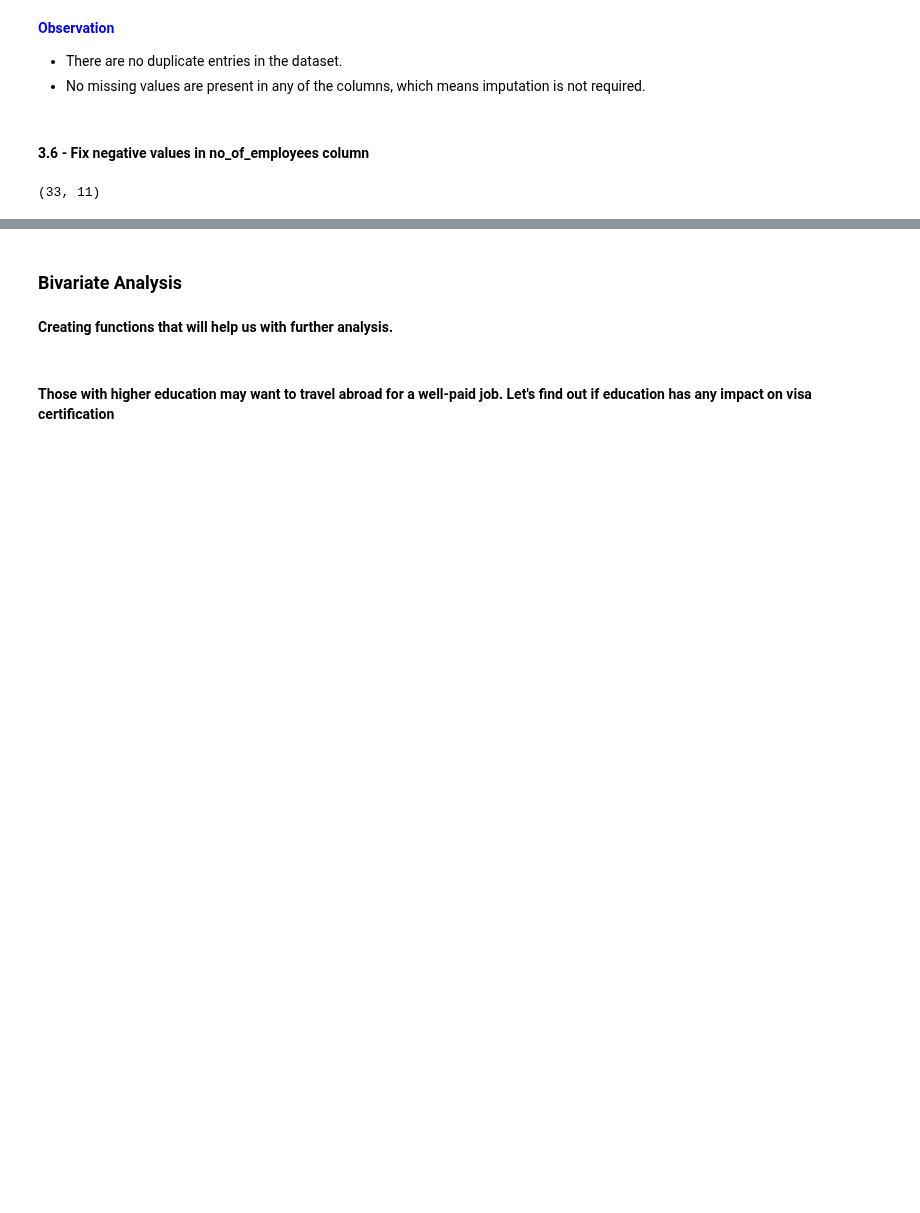
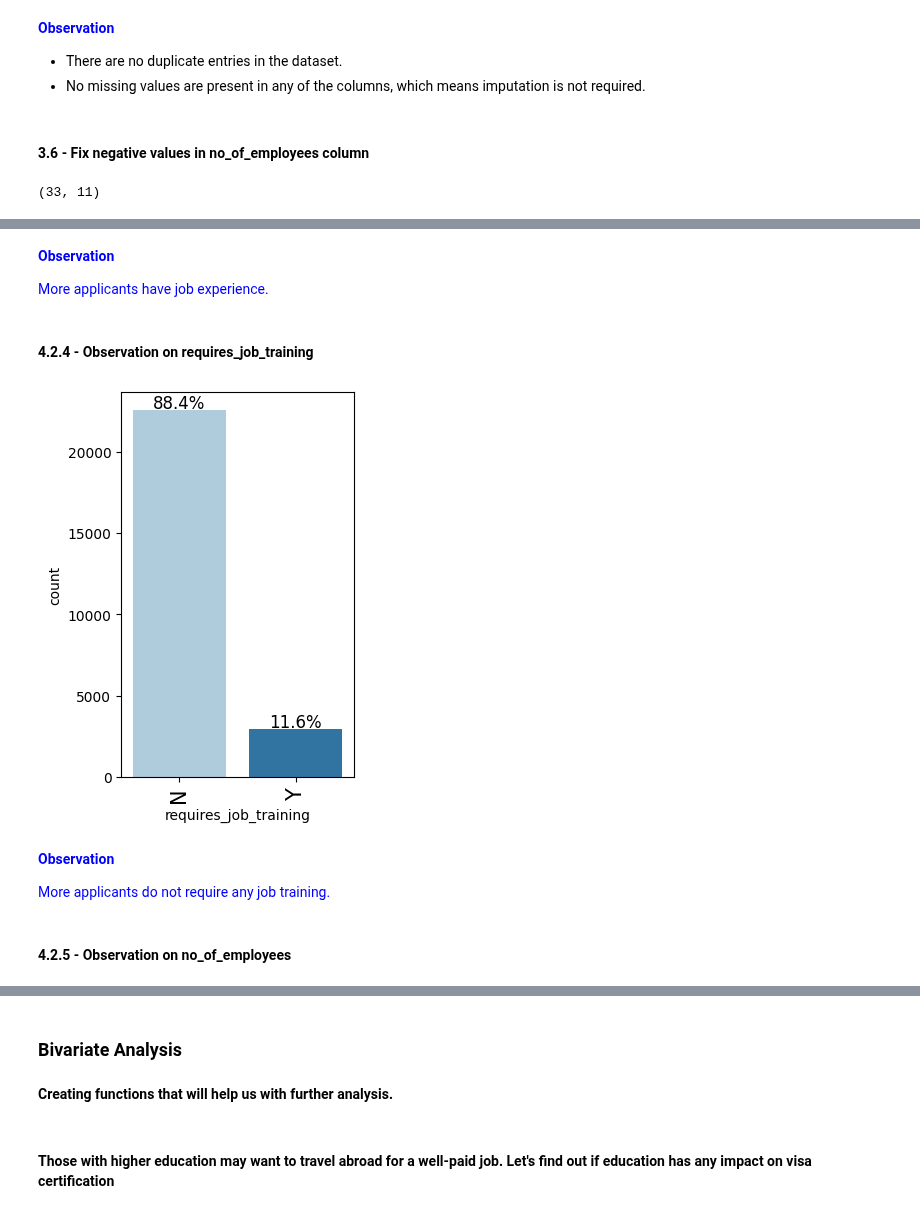
Before and after one commit to RashmiJK/PGP-AIML-EasyVisa-AML, a Jupyter notebook: easyvisa_modeling.ipynb, the cells around one changed output, grey strips where cells are left out. Cells and saved outputs as stored; diff of their text form; code cells hidden in the pictures; blank space fills up the shorter version.

```diff
--- a/easyvisa_modeling.ipynb
+++ b/easyvisa_modeling.ipynb
@@ -372,0 +398,20 @@ labeled_barplot('_____') ## Complete the code to create labeled_barplot for job
+# %% [markdown]
+<span style="color: blue;">**Observation**</span>
+
+<span style="color: blue;">
+More applicants have job experience.
+</span>
+# %% [markdown]
+#### 4.2.4 - Observation on requires_job_training
+# %%
+labeled_barplot(data, 'requires_job_training', perc=True)
+# %% [output]
+[figure, added]
+# %% [markdown]
+<span style="color: blue;">**Observation**</span>
+
+<span style="color: blue;">
+More applicants do not require any job training.
+</span>
+# %% [markdown]
+#### 4.2.5 - Observation on no_of_employees
```
Also changed, not shown: parts of 32 cells of this notebook.
